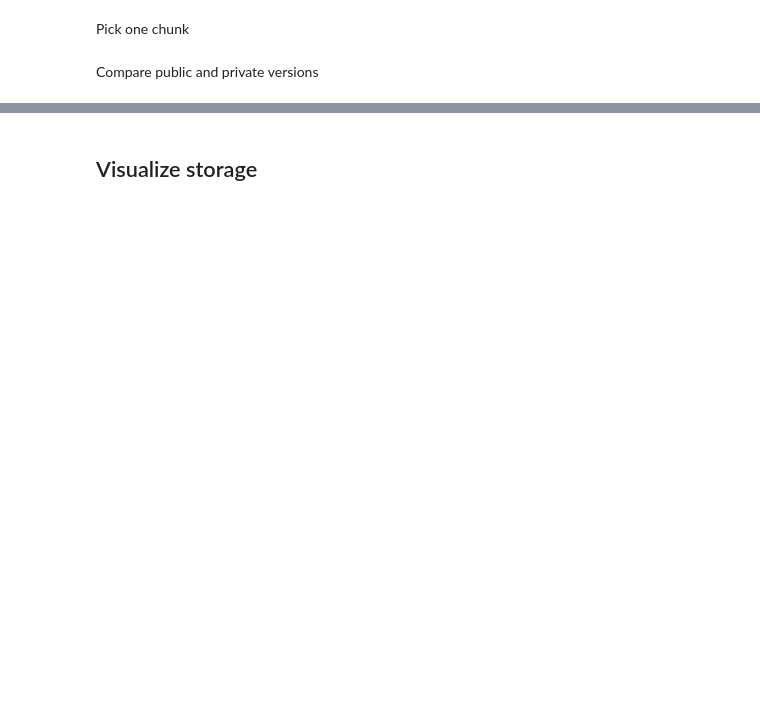
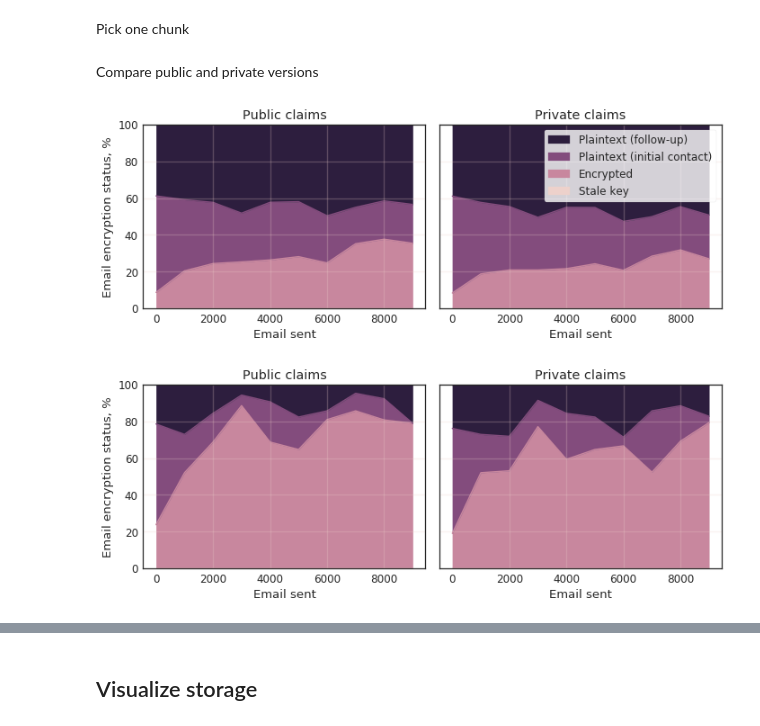
Before and after one commit to claimchain/claimchain-simulations, a Jupyter notebook: notebooks/run_scenarios.ipynb, the cells around one changed output, grey strips where cells are left out. Cells and saved outputs as stored; diff of their text form; code cells hidden in the pictures; blank space fills up the shorter version.

```diff
--- a/notebooks/run_scenarios.ipynb
+++ b/notebooks/run_scenarios.ipynb
@@ -155,0 +272,4 @@ fig.set_figheight(10)
+# %%
+LOG_CHUNK_SIZE = 10000
+TOTAL_NUM_CHUNKS = 11
+MAX_NUM_CHUNKS_TO_SIM = 11
@@ -274,62 +410,69 @@ batch_size = 1000
 fig, axes = plt.subplots(nrows=1, ncols=2, sharey=True)
 fig.set_tight_layout(tight=True)
 
-visualize_encryption_status_history('Public claims',
-                                    public_report.encryption_status_data,
-                                    public_report.link_status_data,
-                                    batch_size=batch_size,
-                                    show_title=True,
-                                    ax=axes[0])
+visualize_encryption_status_history(
+    'Public claims',
+    public_report.encryption_status_data,
+    public_report.link_status_data,
+    batch_size=batch_size,
+    show_title=True,
+    ax=axes[0])
 
-visualize_encryption_status_history('Private claims',
-                                    private_report.encryption_status_data,
-                                    private_report.link_status_data,
-                                    batch_size=batch_size,
-                                    show_legend=True,
-                                    show_title=True,
-                                    ax=axes[1])
+visualize_encryption_status_history(
+    'Private claims',
+    private_report.encryption_status_data,
+    private_report.link_status_data,
+    batch_size=batch_size,
+    show_legend=True,
+    show_title=True,
+    ax=axes[1])
 fig.set_figwidth(10)
 
 for tick in [20, 40, 60, 80]:
     axes[0].axhline(tick, 0, 10000, alpha=.25, linestyle='-')
     axes[1].axhline(tick, 0, 10000, alpha=.25, linestyle='-')
 
 for tick in [2000, 4000, 6000, 8000]:
     axes[0].axvline(tick, 0, 100, alpha=.25, linestyle='-')
     axes[1].axvline(tick, 0, 100, alpha=.25, linestyle='-')
 
 fig.savefig('images/enc_status_data_global.pdf')
 
 fig, axes = plt.subplots(nrows=1, ncols=2, sharey=True)
 fig.set_tight_layout(tight=True)
 
-visualize_encryption_status_history('Public claims',
-                                    public_report.encryption_status_data,
-                                    public_report.link_status_data,
-                                    public_report.participants_type_data == ParticipantsTypes.userset,
-                                    batch_size=batch_size,
-                                    show_title=True,
-                                    ax=axes[0])
+visualize_encryption_status_history(
+    'Public claims',
+    public_report.encryption_status_data,
+    public_report.link_status_data,
+    public_report.participants_type_data == ParticipantsTypes.userset,
+    batch_size=batch_size,
+    show_title=True,
+    ax=axes[0])
 
-visualize_encryption_status_history('Private claims',
-                                    private_report.encryption_status_data,
-                                    private_report.link_status_data,
-                                    private_report.participants_type_data == ParticipantsTypes.userset,
-                                    batch_size=batch_size,
-                                    show_title=True,
-                                    ax=axes[1])
+visualize_encryption_status_history(
+    'Private claims',
+    private_report.encryption_status_data,
+    private_report.link_status_data,
+    private_report.participants_type_data == ParticipantsTypes.userset,
+    batch_size=batch_size,
+    show_title=True,
+    ax=axes[1])
 
 fig.set_figwidth(10)
 
 for tick in [20, 40, 60, 80]:
     axes[0].axhline(tick, 0, 10000, alpha=.25)
     axes[1].axhline(tick, 0, 10000, alpha=.25)
 
 for tick in [2000, 4000, 6000, 8000]:
     axes[0].axvline(tick, 0, 100, alpha=.25, linestyle='-')
     axes[1].axvline(tick, 0, 100, alpha=.25, linestyle='-')
 
 fig.savefig('images/enc_status_data_userset.pdf')
+# %% [output]
+[figure, added]
+[figure, added]
 # %%
 print('Public ClaimChain')
 a = get_average_enc_status_data(public_report)
```
Also changed, not shown: parts of 32 cells of this notebook, 10 other files.
